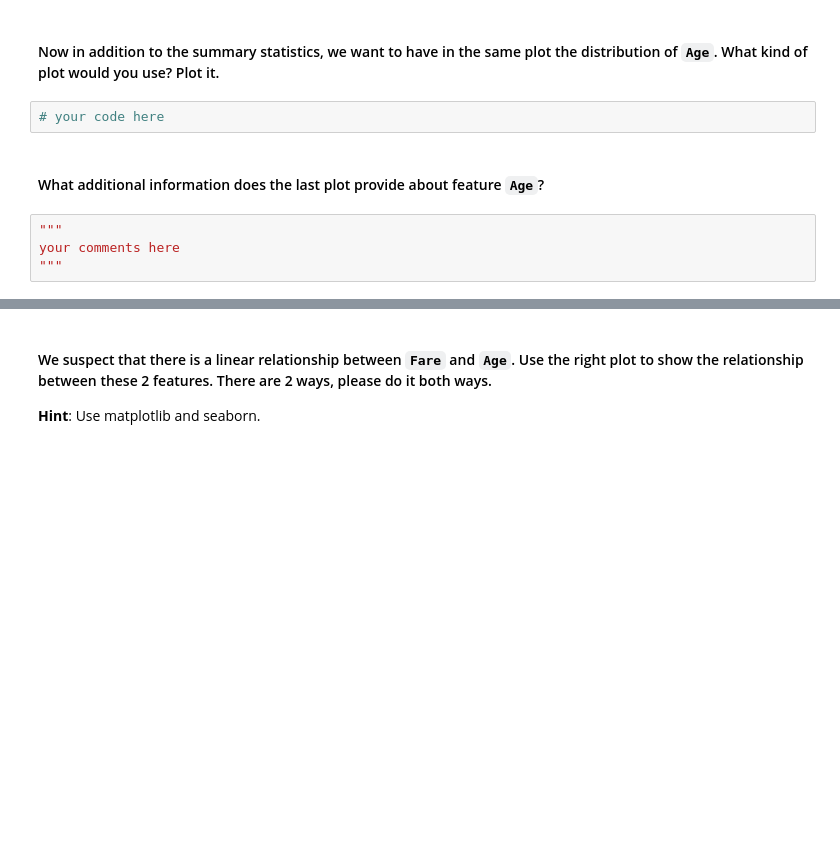
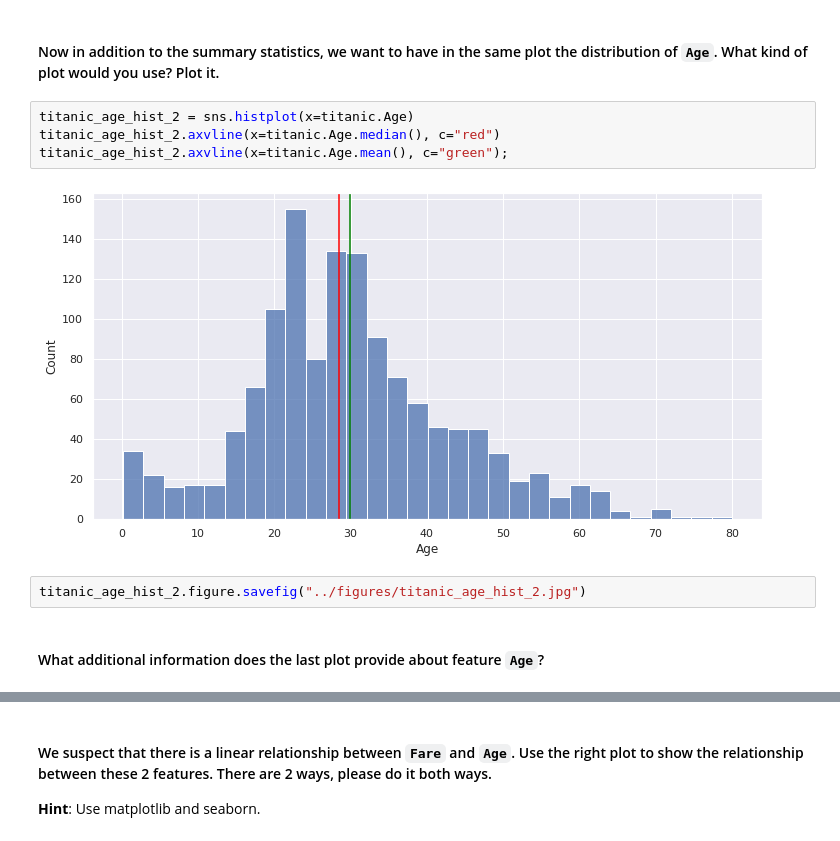
Before and after one commit to Ironhack-Data-Madrid-Enero-2022/lab-matplotlib-seaborn, a Jupyter notebook: your-code/main.ipynb, the cells around one changed output, grey strips where cells are left out. Saved outputs shown, nothing was run; the diff lists cells and outputs as text; blank space fills up the shorter version.

```diff
--- a/your-code/main.ipynb
+++ b/your-code/main.ipynb
@@ -216,10 +234,12 @@ your comments here
 # %% [markdown]
 #### Now in addition to the summary statistics, we want to have in the same plot the distribution of `Age`. What kind of plot would you use? Plot it.
-# %%
-# your code here
+# %%
+titanic_age_hist_2 = sns.histplot(x=titanic.Age)
+titanic_age_hist_2.axvline(x=titanic.Age.median(), c="red")
+titanic_age_hist_2.axvline(x=titanic.Age.mean(), c="green");
+# %% [output]
+[figure, added]
+# %%
+titanic_age_hist_2.figure.savefig("../figures/titanic_age_hist_2.jpg")
 # %% [markdown]
 #### What additional information does the last plot provide about feature `Age`?
-# %%
-"""
-your comments here
-"""
```
Also changed, not shown: parts of 26 cells of this notebook, 10 other files.
